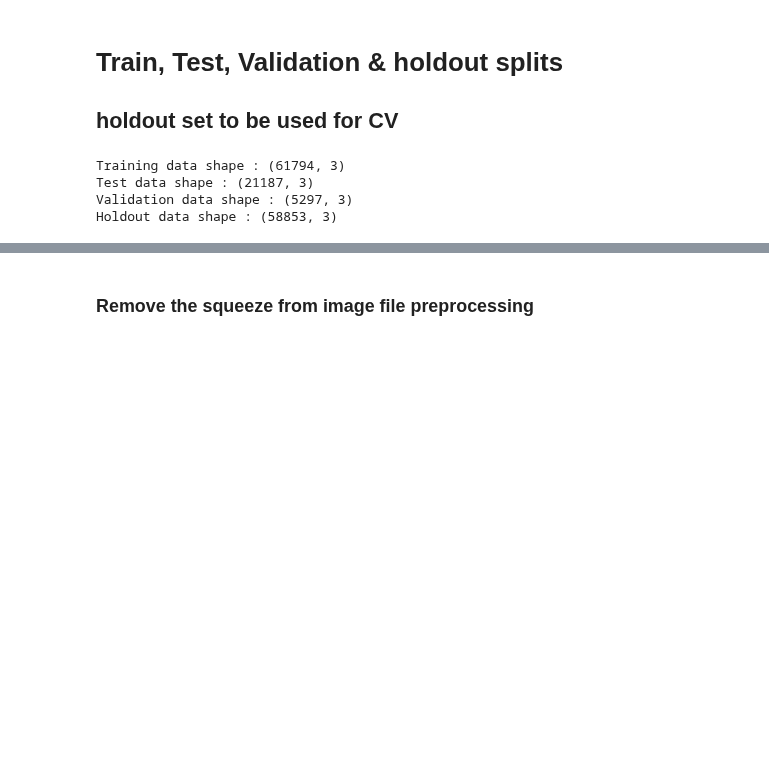
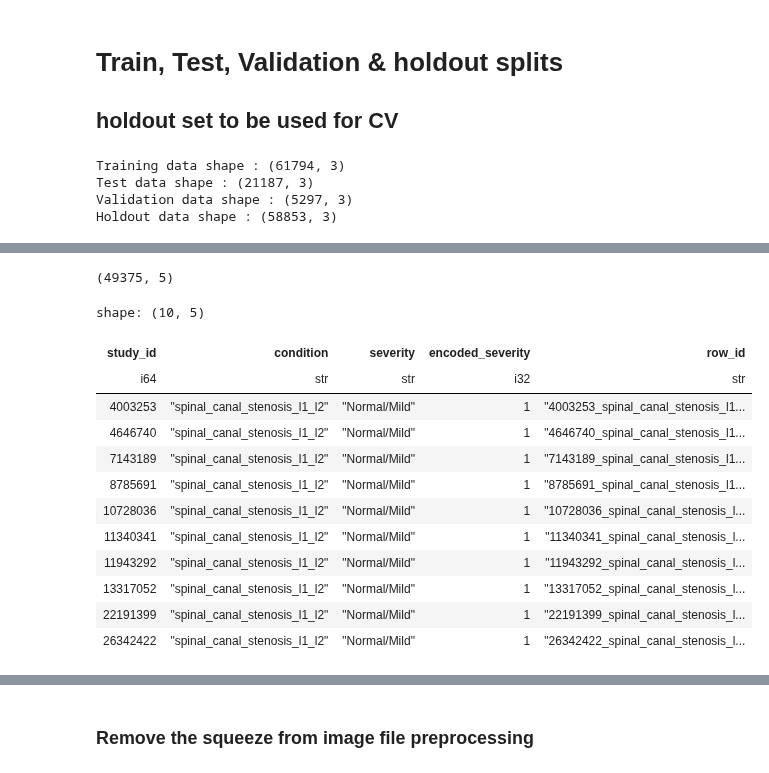
Before and after one commit to sumaniitm/RSNA-2024-Lumbar-Spine-Degenerative-Classification, a Jupyter notebook: feature-extraction-rsna2024-sumaniitm.ipynb, the cells around one changed output, grey strips where cells are left out. Saved outputs shown, nothing was run; the diff lists cells and outputs as text; code cells hidden in the pictures; blank space fills up the shorter version.

Commit message:
Attempting to bring in the Evaluation metric in the training process

```diff
--- a/feature-extraction-rsna2024-sumaniitm.ipynb
+++ b/feature-extraction-rsna2024-sumaniitm.ipynb
@@ -215,0 +266,4 @@ elem"""
+# %%
+train_studies_metadata_file_path = '/kaggle/input/rsna-2024-lumbar-spine-degenerative-classification/train.csv'
+train_studies_metadata_df = pl.read_csv(train_studies_metadata_file_path, low_memory=True)
+train_studies_metadata_df.select([pl.col('study_id'),pl.col('spinal_canal_stenosis_l1_l2')]).head(10)
@@ -215,0 +284,40 @@ elem"""
+# %%
+def label_encoder(label):
+    if label == 'Normal/Mild':
+        return 1
+    elif label == 'Severe':
+        return 2
+    else:
+        return 0
+
+train_studies_metadata_df_up = train_studies_metadata_df.unpivot(index="study_id")
+train_studies_metadata_df_up.columns = ['study_id', 'condition', 'severity']
+
+train_studies_metadata_df_up = train_studies_metadata_df_up.with_columns(
+    pl.col("severity")
+    .map_elements(label_encoder, return_dtype=pl.Int32)
+    .alias("encoded_severity")
+)
+
+train_studies_metadata_df_up = train_studies_metadata_df_up.with_columns(
+    (pl.col("study_id").cast(pl.String)+'_'+pl.col("condition"))
+    .alias("row_id")
+)
+
+print(train_studies_metadata_df_up.shape)
+train_studies_metadata_df_up.head(10)
+# %% [output]
+(49375, 5)
+shape: (10, 5)
+| study_id | condition | severity | encoded_severity | row_id |
+| i64 | str | str | i32 | str |
+| 4003253 | "spinal_canal_stenosis_l1_l2" | "Normal/Mild" | 1 | "4003253_spinal_canal_stenosis_l1... |
+| 4646740 | "spinal_canal_stenosis_l1_l2" | "Normal/Mild" | 1 | "4646740_spinal_canal_stenosis_l1... |
+| 7143189 | "spinal_canal_stenosis_l1_l2" | "Normal/Mild" | 1 | "7143189_spinal_canal_stenosis_l1... |
+| 8785691 | "spinal_canal_stenosis_l1_l2" | "Normal/Mild" | 1 | "8785691_spinal_canal_stenosis_l1... |
+| 10728036 | "spinal_canal_stenosis_l1_l2" | "Normal/Mild" | 1 | "10728036_spinal_canal_stenosis_l... |
+| 11340341 | "spinal_canal_stenosis_l1_l2" | "Normal/Mild" | 1 | "11340341_spinal_canal_stenosis_l... |
+| 11943292 | "spinal_canal_stenosis_l1_l2" | "Normal/Mild" | 1 | "11943292_spinal_canal_stenosis_l... |
+| 13317052 | "spinal_canal_stenosis_l1_l2" | "Normal/Mild" | 1 | "13317052_spinal_canal_stenosis_l... |
+| 22191399 | "spinal_canal_stenosis_l1_l2" | "Normal/Mild" | 1 | "22191399_spinal_canal_stenosis_l... |
+| 26342422 | "spinal_canal_stenosis_l1_l2" | "Normal/Mild" | 1 | "26342422_spinal_canal_stenosis_l... |
```
Also changed, not shown: parts of 17 cells of this notebook.
